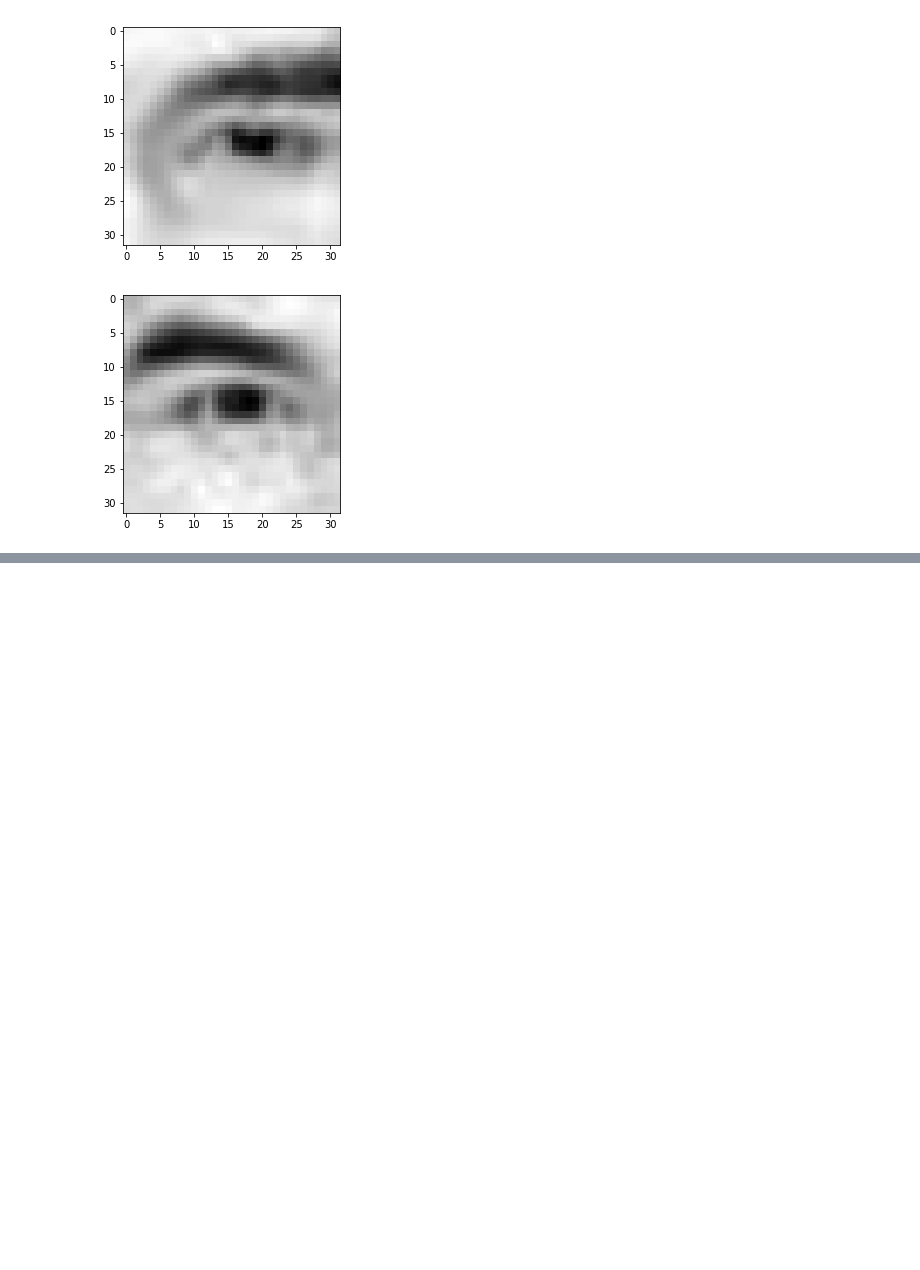
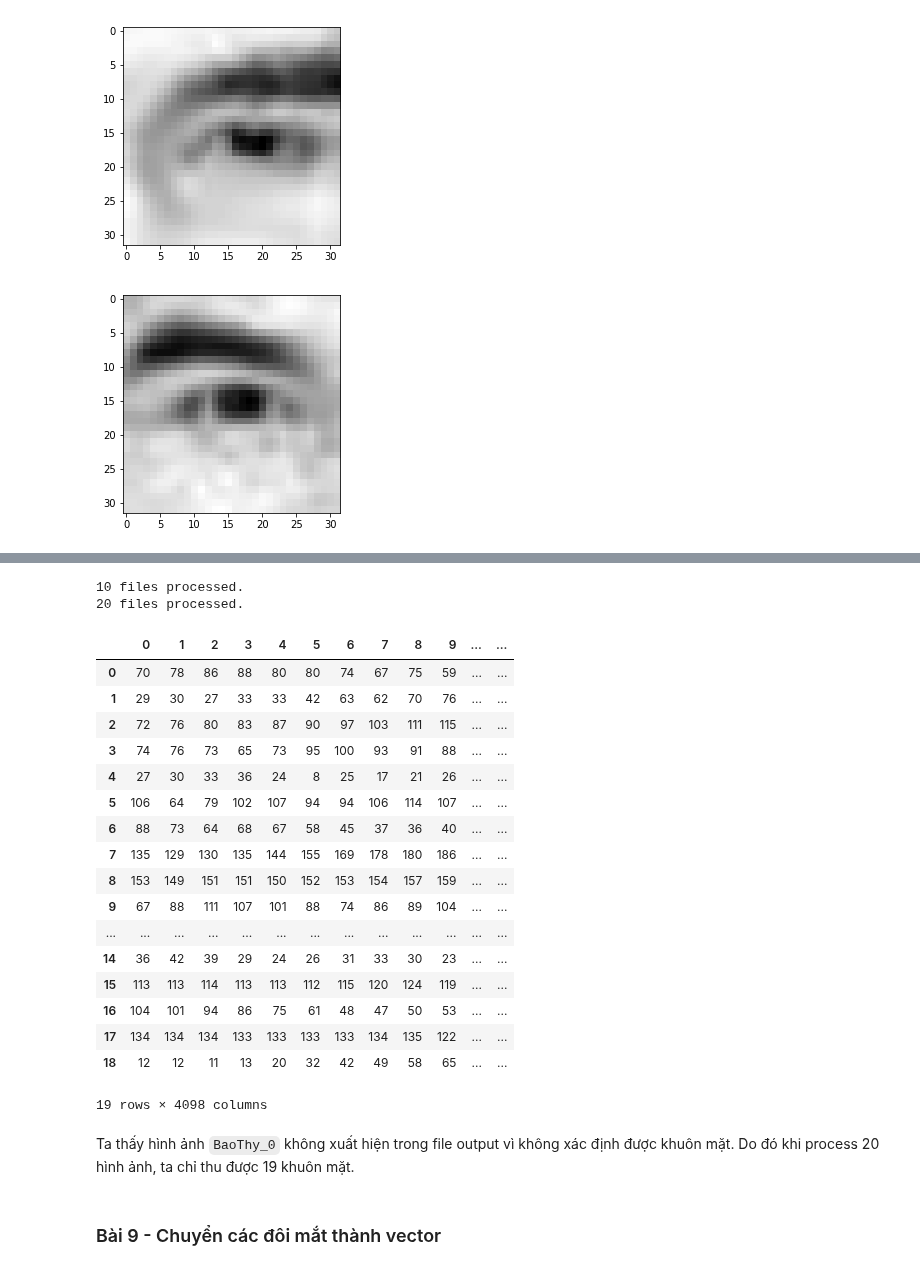
Before and after one commit to riduan91/DSC101, a Jupyter notebook: Lesson9/TD/FaceRecognitionWithSVM.ipynb, the cells around one changed output, grey strips where cells are left out. Drawn from its saved outputs; the diff is of its cells as text; code cells hidden in the pictures; blank space fills up the shorter version.

```diff
--- a/Lesson9/TD/FaceRecognitionWithSVM.ipynb
+++ b/Lesson9/TD/FaceRecognitionWithSVM.ipynb
@@ -390,0 +426,29 @@ face.draw(mode = "normalized_eye", index = 1) # Mắt trái, kích thước 32 x
+# %%
+transformImagesToFacesTable(IMAGE_FOLDER, TEXT_DATA_FOLDER, "TextData/output.csv", range(20))
+pd.read_csv('TextData/output.csv', sep=',', header=None)
+#Dòng '10 files processed' không quan trọng, nó được viết để theo dõi tiến độ chạy của chương trình
+# %% [output]
+10 files processed.
+20 files processed.
+|  | 0 | 1 | 2 | 3 | 4 | 5 | 6 | 7 | 8 | 9 | ... | ... |
+| 0 | 70 | 78 | 86 | 88 | 80 | 80 | 74 | 67 | 75 | 59 | ... | ... |
+| 1 | 29 | 30 | 27 | 33 | 33 | 42 | 63 | 62 | 70 | 76 | ... | ... |
+| 2 | 72 | 76 | 80 | 83 | 87 | 90 | 97 | 103 | 111 | 115 | ... | ... |
+| 3 | 74 | 76 | 73 | 65 | 73 | 95 | 100 | 93 | 91 | 88 | ... | ... |
+| 4 | 27 | 30 | 33 | 36 | 24 | 8 | 25 | 17 | 21 | 26 | ... | ... |
+| 5 | 106 | 64 | 79 | 102 | 107 | 94 | 94 | 106 | 114 | 107 | ... | ... |
+| 6 | 88 | 73 | 64 | 68 | 67 | 58 | 45 | 37 | 36 | 40 | ... | ... |
+| 7 | 135 | 129 | 130 | 135 | 144 | 155 | 169 | 178 | 180 | 186 | ... | ... |
+| 8 | 153 | 149 | 151 | 151 | 150 | 152 | 153 | 154 | 157 | 159 | ... | ... |
+| 9 | 67 | 88 | 111 | 107 | 101 | 88 | 74 | 86 | 89 | 104 | ... | ... |
+| ... | ... | ... | ... | ... | ... | ... | ... | ... | ... | ... | ... | ... |
+| 14 | 36 | 42 | 39 | 29 | 24 | 26 | 31 | 33 | 30 | 23 | ... | ... |
+| 15 | 113 | 113 | 114 | 113 | 113 | 112 | 115 | 120 | 124 | 119 | ... | ... |
+| 16 | 104 | 101 | 94 | 86 | 75 | 61 | 48 | 47 | 50 | 53 | ... | ... |
+| 17 | 134 | 134 | 134 | 133 | 133 | 133 | 133 | 134 | 135 | 122 | ... | ... |
+| 18 | 12 | 12 | 11 | 13 | 20 | 32 | 42 | 49 | 58 | 65 | ... | ... |
+19 rows × 4098 columns
+# %% [markdown]
+Ta thấy hình ảnh `BaoThy_0` không xuất hiện trong file output vì không xác định được khuôn mặt. Do đó khi process 20 hình ảnh, ta chỉ thu được 19 khuôn mặt.
+# %% [markdown]
+### Bài 9 - Chuyển các đôi mắt thành vector
```
Also changed, not shown: parts of 12 cells of this notebook, 2 other files.
